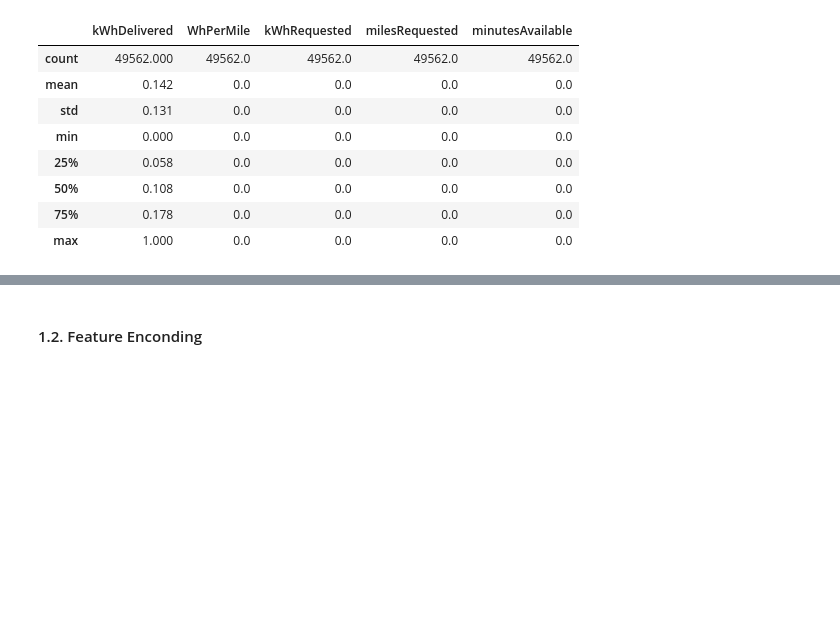
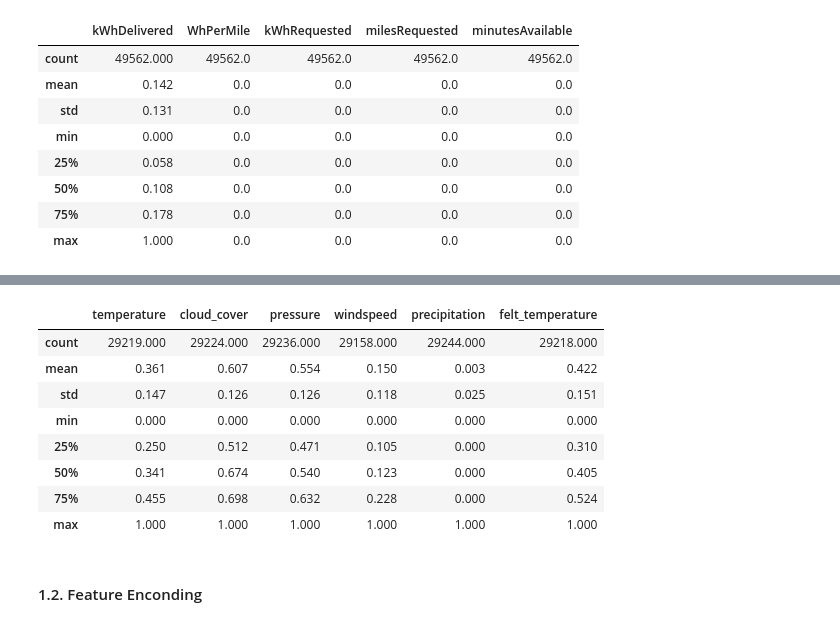
Before and after one commit to angfe/TheOptimizers, a Jupyter notebook: 04_Utilization_Prediction.ipynb, the cells around one changed output, grey strips where cells are left out. Drawn from its saved outputs; the diff is of its cells as text; code cells hidden in the pictures; blank space fills up the shorter version.

```diff
--- a/04_Utilization_Prediction.ipynb
+++ b/04_Utilization_Prediction.ipynb
@@ -157,3 +217,20 @@ X2.describe().round(3)
+# %%
+# normalize data
+scaleMinMax = MinMaxScaler(feature_range=(0, 1))
+X22 = scaleMinMax.fit_transform(X22)
+X22 = pd.DataFrame(X22, columns=['temperature', 'cloud_cover', 'pressure', 'windspeed', 'precipitation',
+       'felt_temperature'])
+X22.describe().round(3)
+# %% [output]
+|  | temperature | cloud_cover | pressure | windspeed | precipitation | felt_temperature |
+| count | 29219.000 | 29224.000 | 29236.000 | 29158.000 | 29244.000 | 29218.000 |
+| mean | 0.361 | 0.607 | 0.554 | 0.150 | 0.003 | 0.422 |
+| std | 0.147 | 0.126 | 0.126 | 0.118 | 0.025 | 0.151 |
+| min | 0.000 | 0.000 | 0.000 | 0.000 | 0.000 | 0.000 |
+| 25% | 0.250 | 0.512 | 0.471 | 0.105 | 0.000 | 0.310 |
+| 50% | 0.341 | 0.674 | 0.540 | 0.123 | 0.000 | 0.405 |
+| 75% | 0.455 | 0.698 | 0.632 | 0.228 | 0.000 | 0.524 |
+| max | 1.000 | 1.000 | 1.000 | 1.000 | 1.000 | 1.000 |
 # %% [markdown]
 #### 1.2. Feature Enconding
 # %%
```
Also changed, not shown: parts of 6 cells of this notebook.
